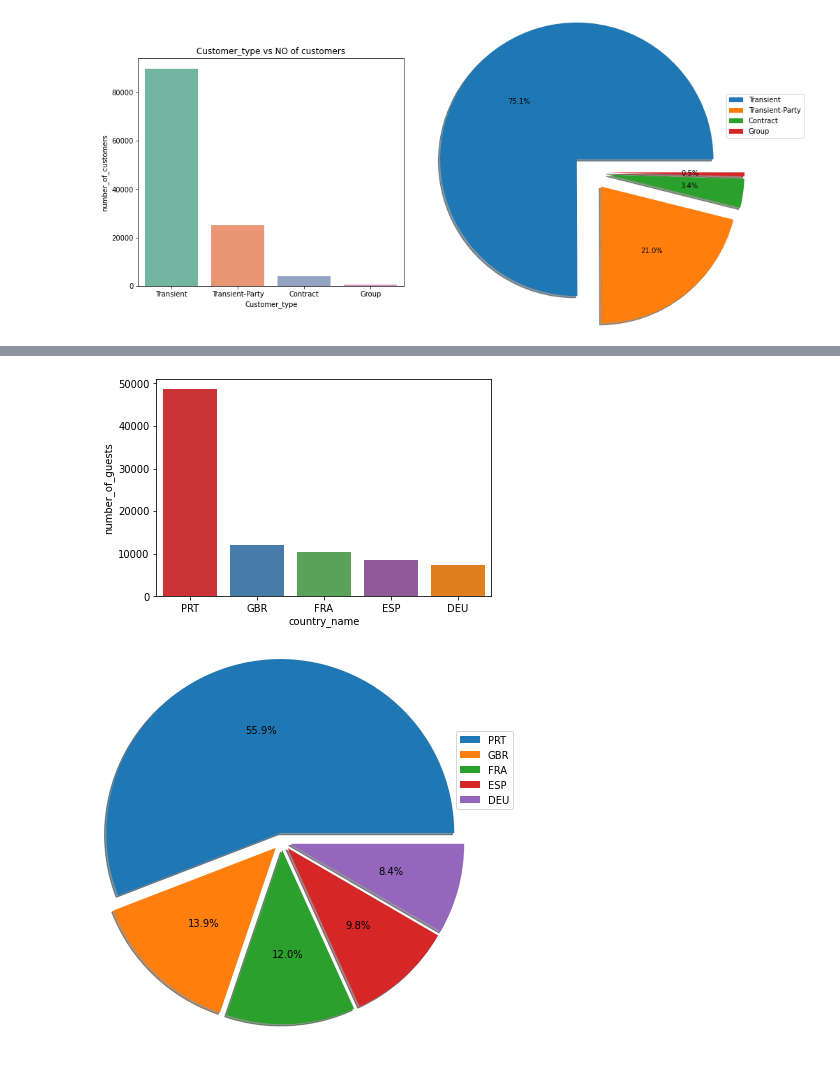
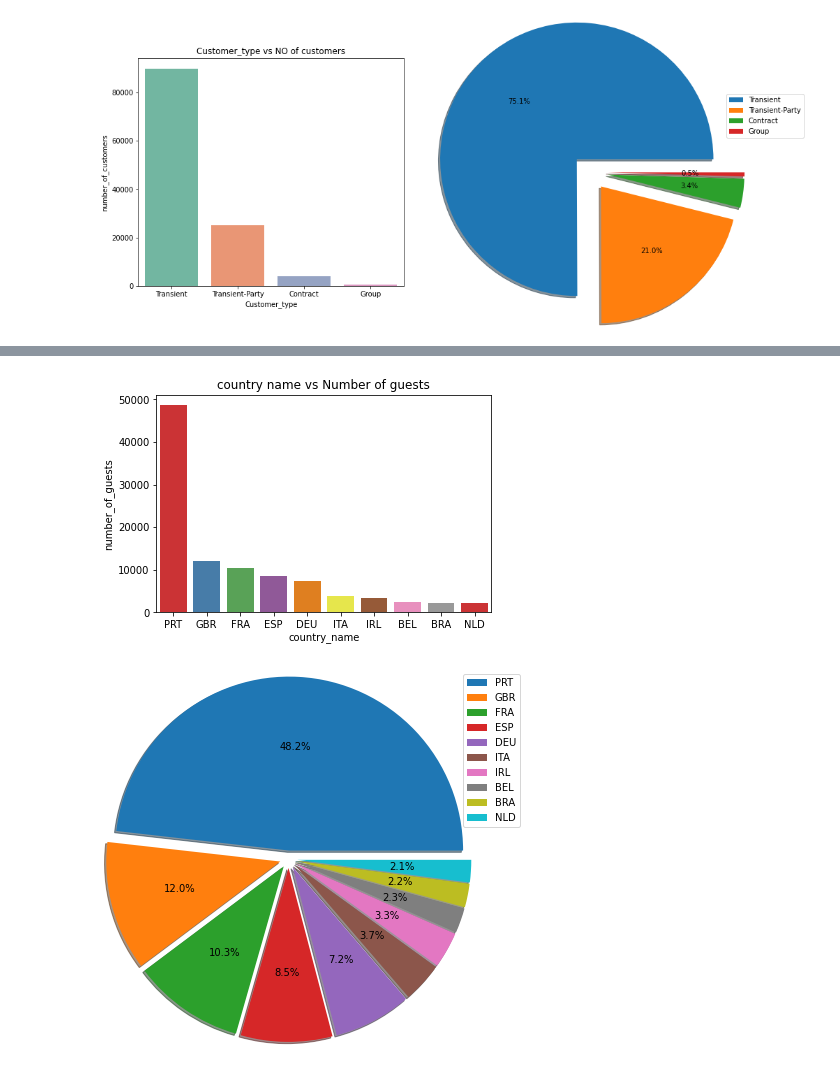
Before and after one commit to AASIFMALIK5101/Hotel-booking-capstone, a Jupyter notebook: Copy_of_Hotel_Booking_Analysis_Capstone_Project.ipynb, the cells around one changed output, grey strips where cells are left out. Cells and saved outputs as stored; diff of their text form; code cells hidden in the pictures.

```diff
--- a/Copy_of_Hotel_Booking_Analysis_Capstone_Project.ipynb
+++ b/Copy_of_Hotel_Booking_Analysis_Capstone_Project.ipynb
@@ -236,0 +279,2 @@ hotel_data
+# %%
+hotel_data["children"]=hotel_data["children"].astype(int)
@@ -236,0 +302,4 @@ hotel_data
+# %%
+hotel_data["agent"]=hotel_data["agent"].fillna(0)
+hotel_data["agent"]=hotel_data["agent"].astype(int)
+hotel_data["agent"]
@@ -440,5 +474,7 @@ array([ 0,  1,  2, 10,  3])
+# %%
+country=hotel_data["country"].value_counts().reset_index()[:10]
 # %%
-country=df["country"].value_counts().reset_index().rename(columns={"index":"country_name","country":"number_of_guests"})[:5]
+country.columns=["country_name","number_of_guests"]
 # %%
 country
 # %% [output]
@@ -451,11 +492,12 @@ country
 # %%
 sns.barplot(x=country["country_name"],y=country["number_of_guests"],palette='Set1')
+plt.title("country name vs Number of guests")
 plt.show()
 # %% [output]
-[figure, old version]
+[figure, new version]
 # %%
-plt.pie(country["number_of_guests"],autopct="%1.1f%%",shadow=True,radius=2,explode=[.1]*5)
+plt.pie(country["number_of_guests"],autopct="%1.1f%%",shadow=True,radius=2,explode=[.1]*10)
 plt.legend(labels=country["country_name"].value_counts().index.tolist(),loc=(1.3,.65))
 plt.show()
 # %% [output]
-[figure, old version]
+[figure, new version]
```
Also changed, not shown: parts of 67 cells of this notebook.
